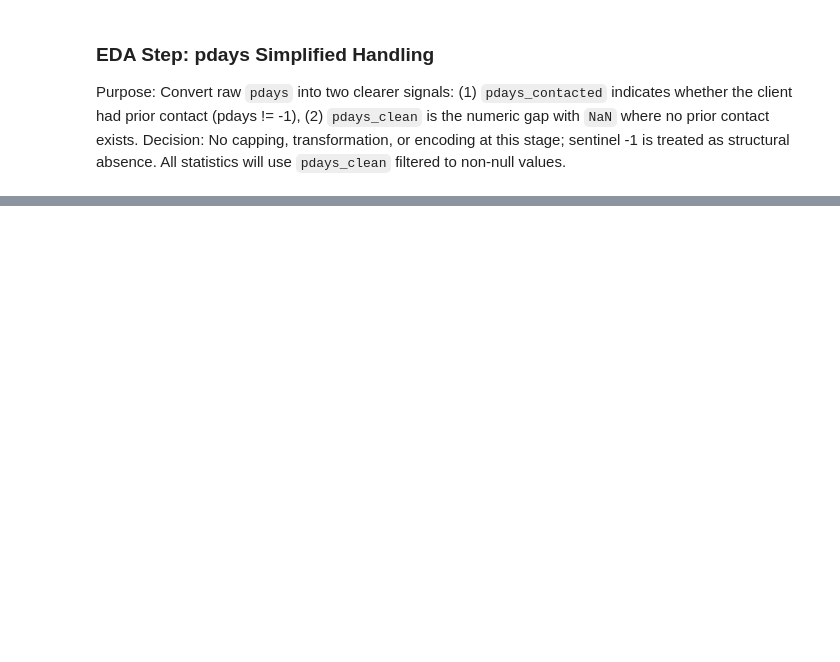
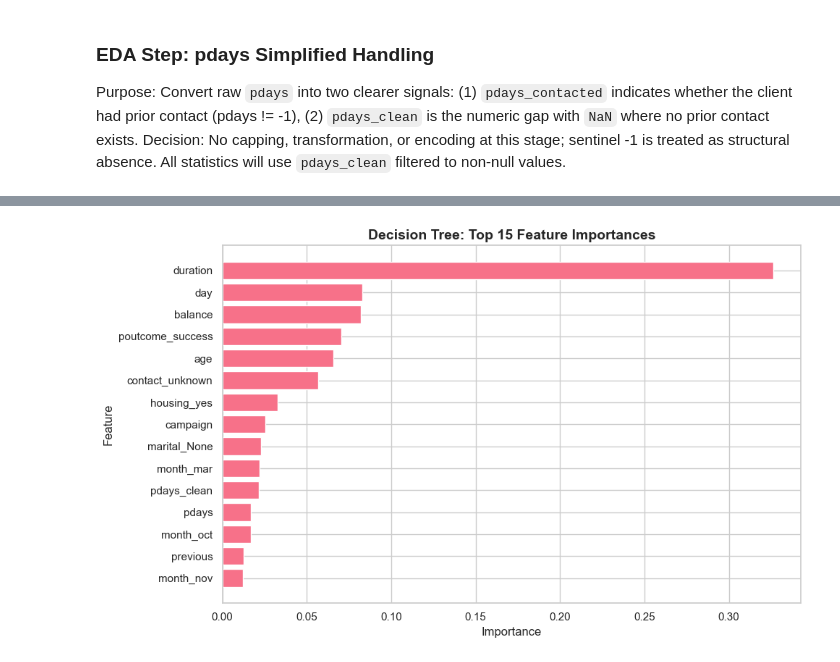
Before and after one commit to MarcosSan4/ML4BIZ, a Jupyter notebook: Assignment 1.ipynb, the cells around one changed output, grey strips where cells are left out. Drawn from its saved outputs; the diff is of its cells as text; code cells hidden in the pictures; blank space fills up the shorter version.

Commit message:
step 2 & 3

```diff
--- a/Assignment 1.ipynb
+++ b/Assignment 1.ipynb
@@ -361,0 +630,18 @@ Name: count, dtype: int64
+# %%
+# Pipeline 1: Decision Tree (no scaling)
+pipeline_tree = Pipeline(steps=[
+    ('preprocessor', preprocessor_tree),
+    ('classifier', DecisionTreeClassifier(random_state=SEED))
+])
+
+# Pipeline 2: K-Nearest Neighbors (with scaling)
+pipeline_knn = Pipeline(steps=[
+    ('preprocessor', preprocessor_scaled),
+    ('classifier', KNeighborsClassifier())
+])
+
+# Pipeline 3: Logistic Regression (with scaling)
+pipeline_logreg = Pipeline(steps=[
+    ('preprocessor', preprocessor_scaled),
+    ('classifier', LogisticRegression(random_state=SEED, max_iter=1000))
+])
@@ -361,0 +880,67 @@ Name: count, dtype: int64
+# %%
+from sklearn.tree import plot_tree
+
+print("="*60)
+print("Decision Tree Interpretation")
+print("="*60)
+
+# Get the trained decision tree
+tree_model = results['Decision Tree']['model']
+tree_classifier = tree_model.named_steps['classifier']
+
+# Get feature names after preprocessing
+preprocessor = tree_model.named_steps['preprocessor']
+
+# Transform training data to get feature names
+X_train_transformed = preprocessor.transform(X_train)
+
+# Get feature names (need to construct from transformers)
+try:
+    feature_names = []
+
+    # Numerical features
+    feature_names.extend(numerical_features)
+
+    # One-hot encoded categorical features
+    cat_encoder = preprocessor.named_transformers_['cat'].named_steps['onehot']
+    cat_feature_names = cat_encoder.get_feature_names_out(categorical_features)
+    feature_names.extend(cat_feature_names)
+
+    # pdays columns if they exist
+    remaining_features = [col for col in X_train.columns if col not in numerical_features and col not in categorical_features]
+    feature_names.extend(remaining_features)
+
+    print(f"Total features after preprocessing: {len(feature_names)}")
+
+except Exception as e:
+    print(f"Note: Could not extract all feature names: {e}")
+    feature_names = None
+
+# Plot feature importance
+if hasattr(tree_classifier, 'feature_importances_'):
+    importances = tree_classifier.feature_importances_
+
+    # Get top 15 most important features
+    if feature_names and len(feature_names) == len(importances):
+        feature_importance_df = pd.DataFrame({
+            'feature': feature_names,
+            'importance': importances
+        }).sort_values('importance', ascending=False).head(15)
+    else:
+        feature_importance_df = pd.DataFrame({
+            'feature': [f'Feature_{i}' for i in range(len(importances))],
+            'importance': importances
+        }).sort_values('importance', ascending=False).head(15)
+
+    plt.figure(figsize=(10, 6))
+    plt.barh(feature_importance_df['feature'], feature_importance_df['importance'])
+    plt.xlabel('Importance', fontsize=12)
+    plt.ylabel('Feature', fontsize=12)
+    plt.title('Decision Tree: Top 15 Feature Importances', fontsize=14, fontweight='bold')
+    plt.gca().invert_yaxis()
+    plt.tight_layout()
+    plt.show()
+
+    print("\nTop 10 Most Important Features:")
+    print(feature_importance_df.head(10).to_string(index=False))
+# %% [output]
@@ -361,0 +951 @@ Name: count, dtype: int64
+[figure, added]
```
Also changed, not shown: parts of 85 cells of this notebook, 1 other file.
